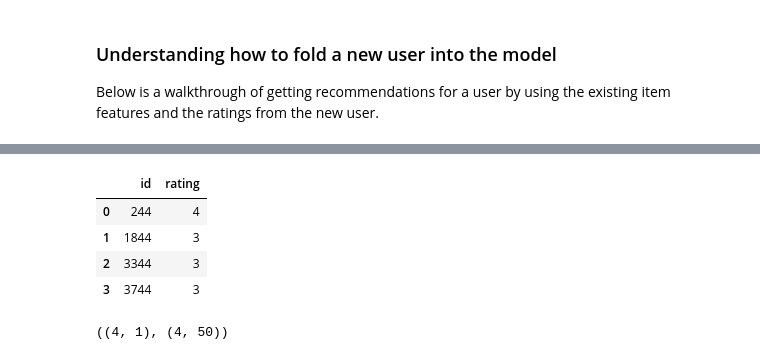
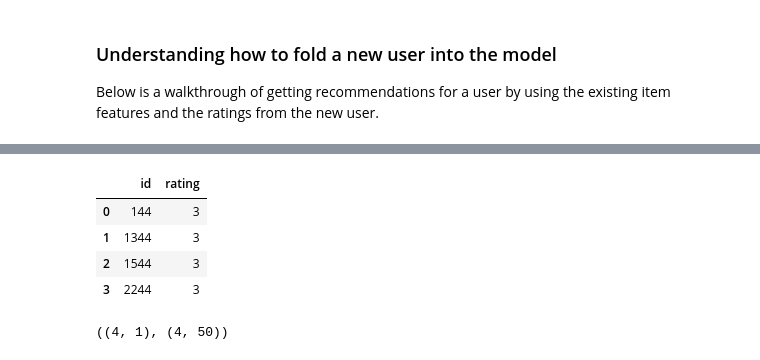
Before and after one commit to jnawjux/intocomics, a Jupyter notebook: data_prep_and_modeling.ipynb, the cells around one changed output, grey strips where cells are left out. Saved outputs shown, nothing was run; the diff lists cells and outputs as text; code cells hidden in the pictures.

```diff
--- a/data_prep_and_modeling.ipynb
+++ b/data_prep_and_modeling.ipynb
@@ -411,14 +403,15 @@ item_factors.loc[item_factors['id'].str.endswith('44')].head()
 # %%
 # Creating a random user with a set of ratings
-user = [{'id':244, 'rating':4},{'id': 1844, 'rating': 3}, {'id': 3344, 'rating': 3}, {'id': 3744, 'rating': 3}]
+user = [{'id': 144, 'rating': 3}, {'id': 1344, 'rating': 3},
+        {'id': 1544, 'rating': 3}, {'id': 2244, 'rating': 3}]
 user_df = pd.DataFrame(user)
 user_df
 # %% [output]
 |  | id | rating |
-| 0 | 244 | 4 |
-| 1 | 1844 | 3 |
-| 2 | 3344 | 3 |
-| 3 | 3744 | 3 |
+| 0 | 144 | 3 |
+| 1 | 1344 | 3 |
+| 2 | 1544 | 3 |
+| 3 | 2244 | 3 |
 # %%
 # Create lists of each column to calculate user matrix
 item_ids = user_df.id.tolist()
```
Also changed, not shown: parts of 25 cells of this notebook, 11 other files.
